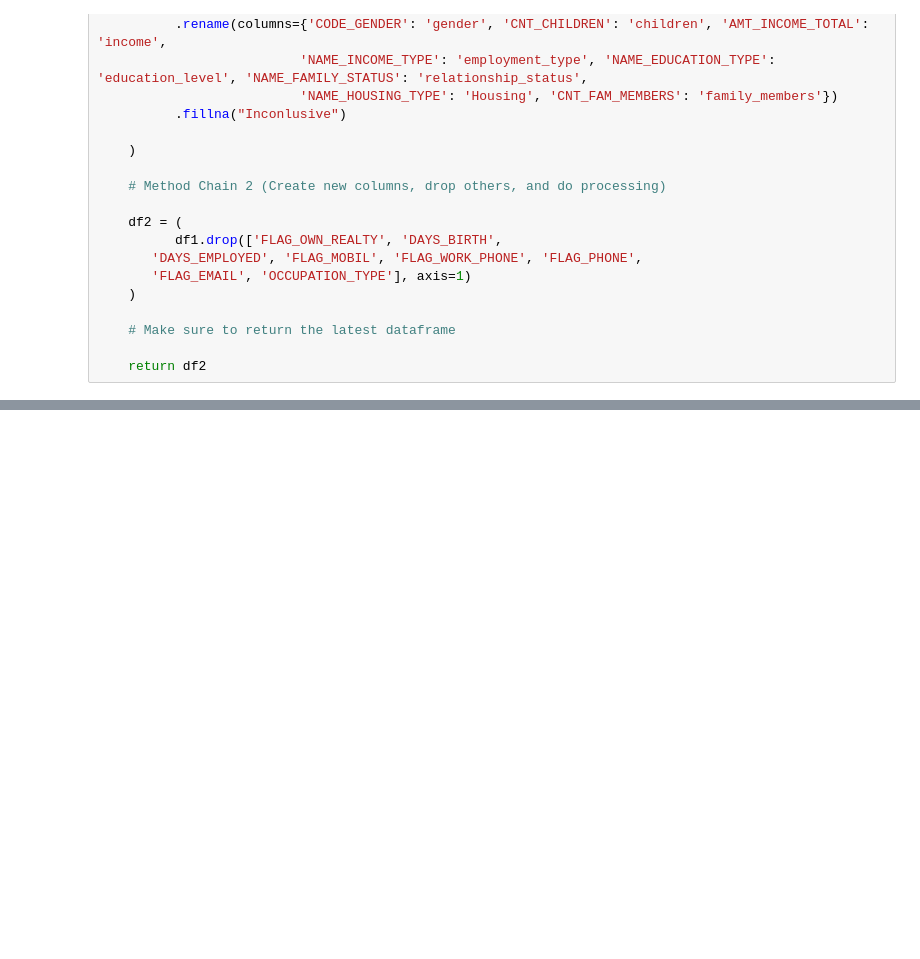
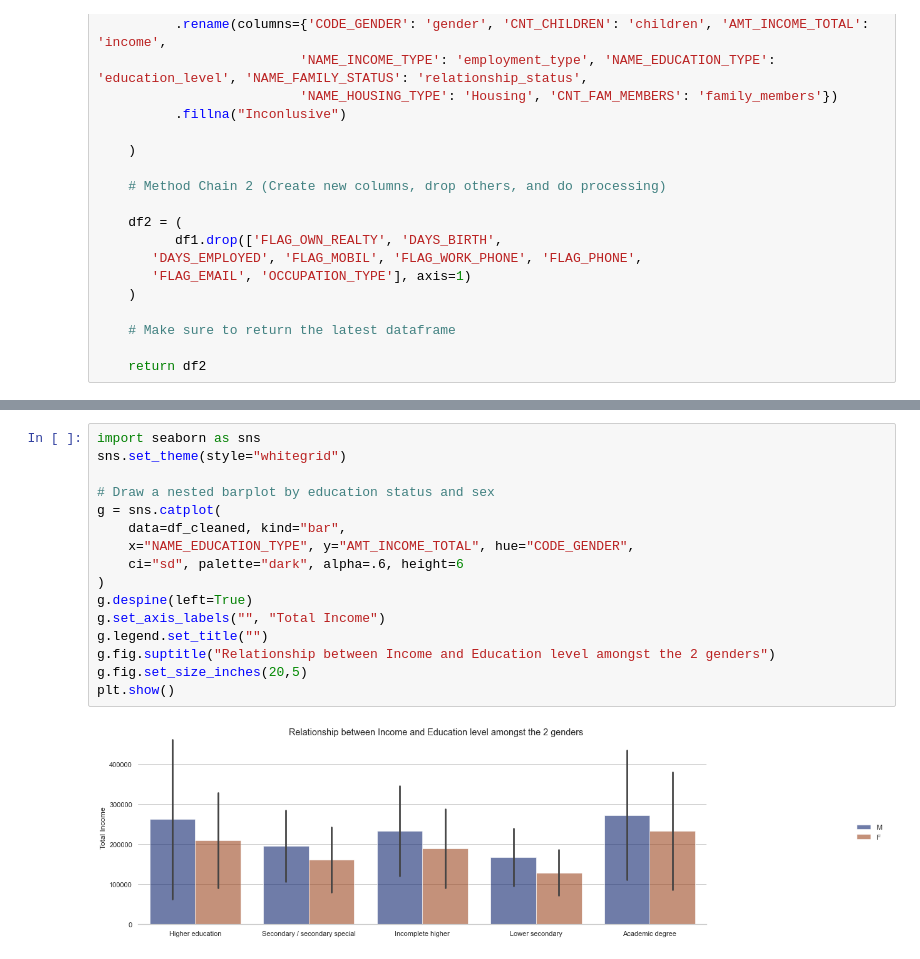
Before and after one commit to alexisd1212/DATA301Project, a Jupyter notebook: notebooks/analysis1.ipynb, the cells around one changed output, grey strips where cells are left out. Drawn from its saved outputs; the diff is of its cells as text; blank space fills up the shorter version.

Commit message:
Added visualizations

```diff
--- a/notebooks/analysis1.ipynb
+++ b/notebooks/analysis1.ipynb
@@ -158,0 +209,18 @@ def load_and_process(url_or_path_to_csv_file):
+# %%
+import seaborn as sns
+sns.set_theme(style="whitegrid")
+
+# Draw a nested barplot by education status and sex
+g = sns.catplot(
+    data=df_cleaned, kind="bar",
+    x="NAME_EDUCATION_TYPE", y="AMT_INCOME_TOTAL", hue="CODE_GENDER",
+    ci="sd", palette="dark", alpha=.6, height=6
+)
+g.despine(left=True)
+g.set_axis_labels("", "Total Income")
+g.legend.set_title("")
+g.fig.suptitle("Relationship between Income and Education level amongst the 2 genders")
+g.fig.set_size_inches(20,5)
+plt.show()
+# %% [output]
+[figure, added]
```
Also changed, not shown: parts of 12 cells of this notebook.
